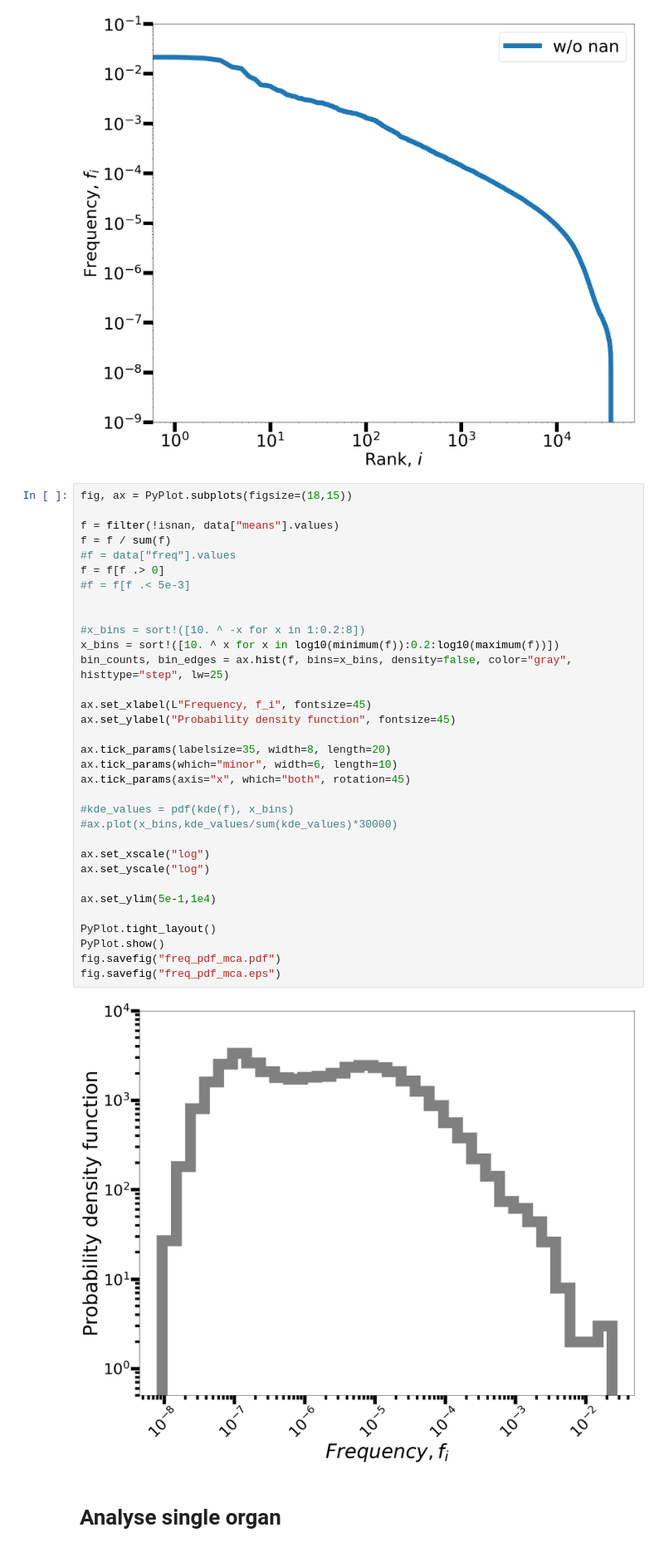
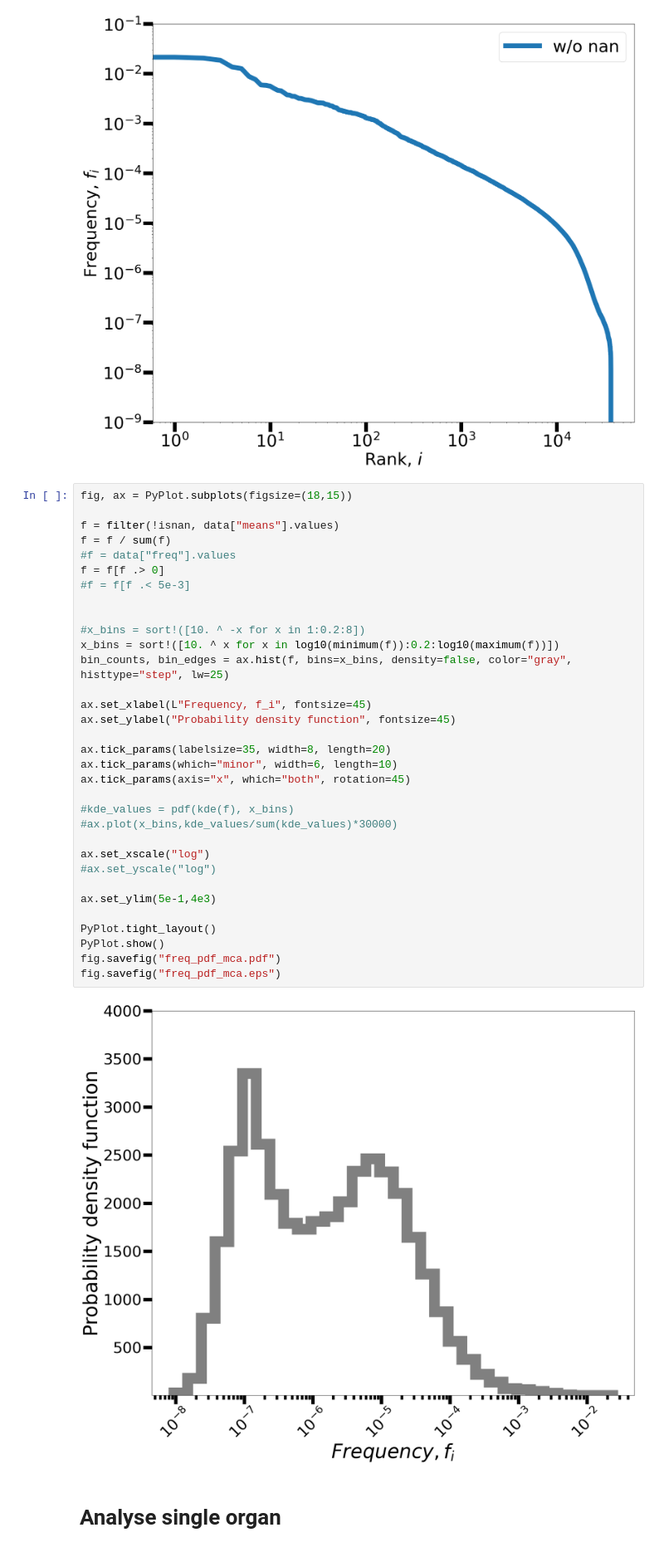
Before and after one commit to SilviaLazzardi/Emergent_Laws_in_scRNA-seq_Data, a Jupyter notebook: MouseCellAtlas/combined_analyses.ipynb, the cells around one changed output. Shown at 83% size. Cells and saved outputs as stored; diff of their text form.

Commit message:
change scale in pdffreq plot

```diff
--- a/MouseCellAtlas/combined_analyses.ipynb
+++ b/MouseCellAtlas/combined_analyses.ipynb
@@ -486,36 +486,36 @@ fig, ax = PyPlot.subplots(figsize=(18,15))
 
 f = filter(!isnan, data["means"].values)
 f = f / sum(f)
 #f = data["freq"].values
 f = f[f .> 0]
 #f = f[f .< 5e-3]
 
 
 #x_bins = sort!([10. ^ -x for x in 1:0.2:8])
 x_bins = sort!([10. ^ x for x in log10(minimum(f)):0.2:log10(maximum(f))])
 bin_counts, bin_edges = ax.hist(f, bins=x_bins, density=false, color="gray", histtype="step", lw=25)
 
 ax.set_xlabel(L"Frequency, f_i", fontsize=45)
 ax.set_ylabel("Probability density function", fontsize=45)
 
 ax.tick_params(labelsize=35, width=8, length=20)
 ax.tick_params(which="minor", width=6, length=10)
 ax.tick_params(axis="x", which="both", rotation=45)
 
 #kde_values = pdf(kde(f), x_bins)
 #ax.plot(x_bins,kde_values/sum(kde_values)*30000)
 
 ax.set_xscale("log")
-ax.set_yscale("log")
+#ax.set_yscale("log")
 
-ax.set_ylim(5e-1,1e4)
+ax.set_ylim(5e-1,4e3)
 
 PyPlot.tight_layout()
 PyPlot.show()
 fig.savefig("freq_pdf_mca.pdf")
 fig.savefig("freq_pdf_mca.eps")
 # %% [output]
-[figure, old version]
+[figure, new version]
 # %% [markdown]
 # Analyse single organ
 # %%
```
Also changed, not shown: parts of 1 cell of this notebook.
